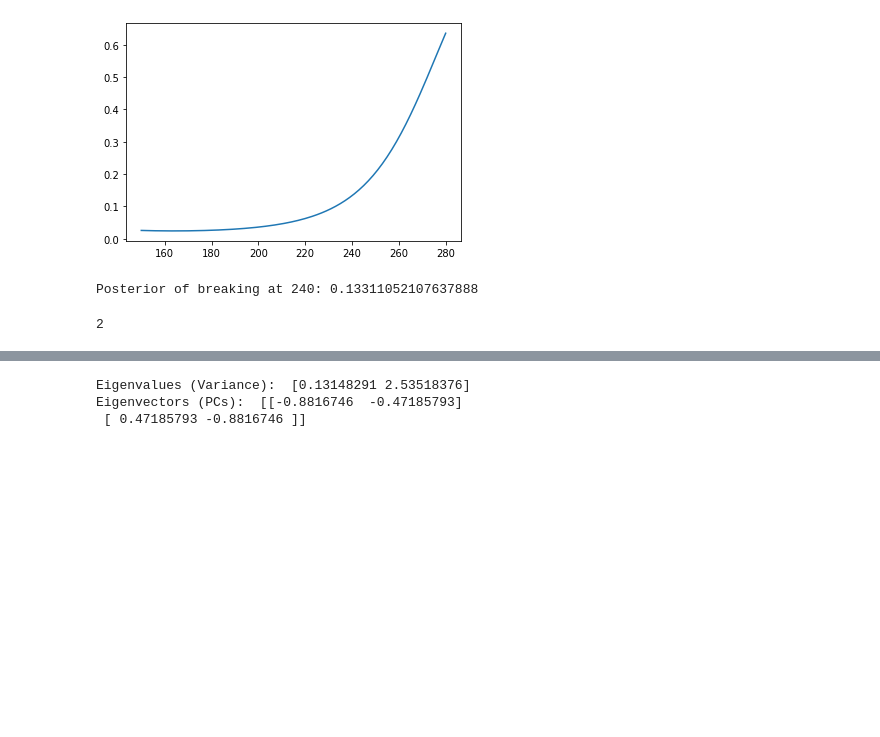
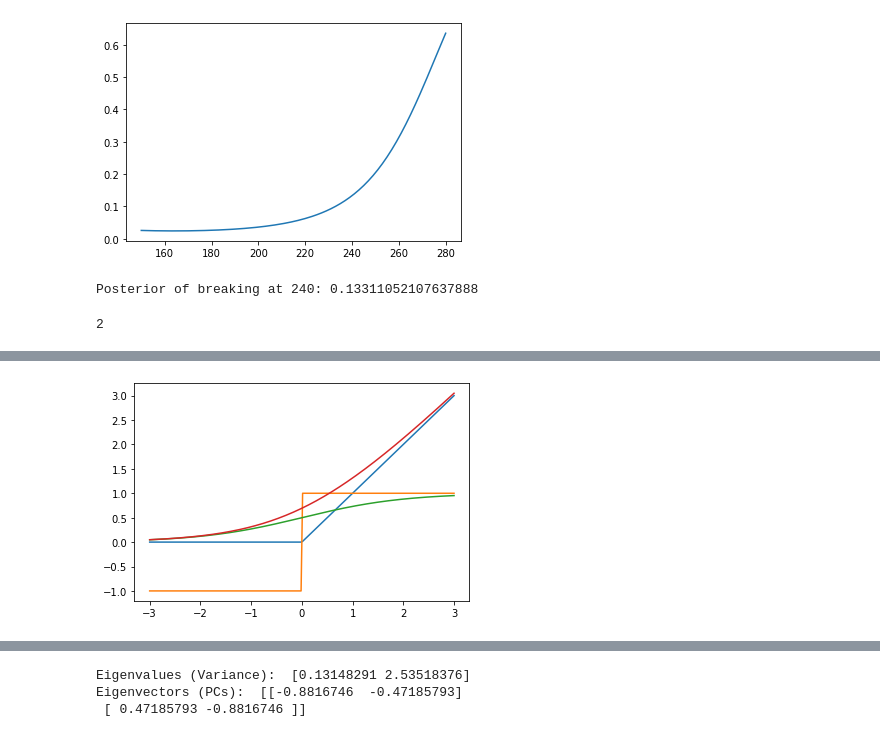
Before and after one commit to choiboy92/ImperialML, a Jupyter notebook: ML_exam_functions.ipynb, the cells around one changed output, grey strips where cells are left out. Drawn from its saved outputs; the diff is of its cells as text; code cells hidden in the pictures; blank space fills up the shorter version.

```diff
--- a/ML_exam_functions.ipynb
+++ b/ML_exam_functions.ipynb
@@ -228,3 +255,33 @@ w0:  [[-2.]]
+# %%
+# NEURAL NETWORKS
+# rectified linear function
+def rectified(x):
+  out = np.array([])
+  for i in range(0,len(x)):
+    if (x[i]<0):
+      out = np.append(out, 0)
+    else:
+      out = np.append(out, x[i])
+  return out
+
+def sign(x):
+  return x/np.abs(x)
+
+def sigmoid(x):
+  out = 1/(1+np.exp(-x))
+  return out
+
+def softplus(x):
+  return np.log(1+np.exp(x))
+
+x = np.linspace(-3,3,200)
+plt.plot(x, rectified(x))
+plt.plot(x, sign(x))
+plt.plot(x, sigmoid(x))
+plt.plot(x, softplus(x))
+plt.show()
+# %% [output]
+[figure, added]
 # %%
 # PARZEN WINDOWS
 def tophat(u):
```
Also changed, not shown: parts of 7 cells of this notebook.
